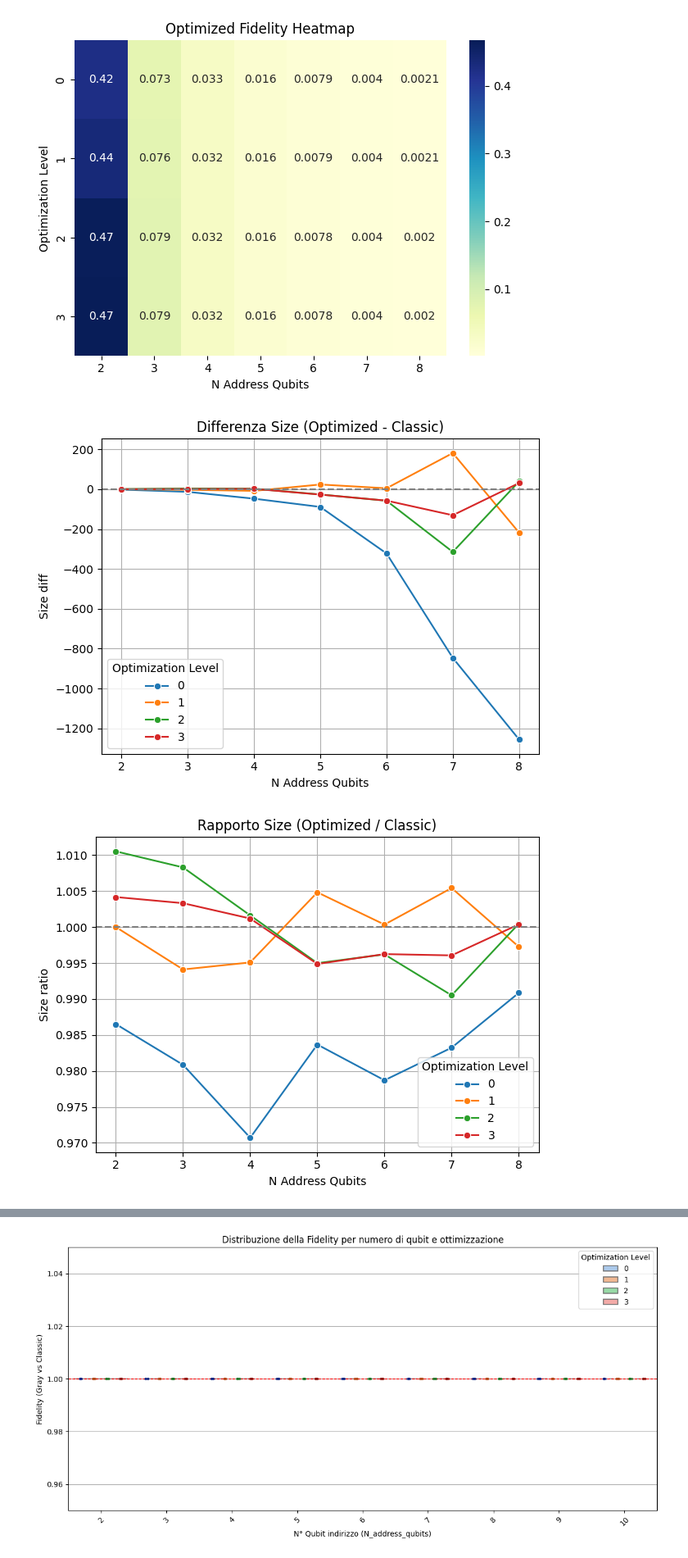
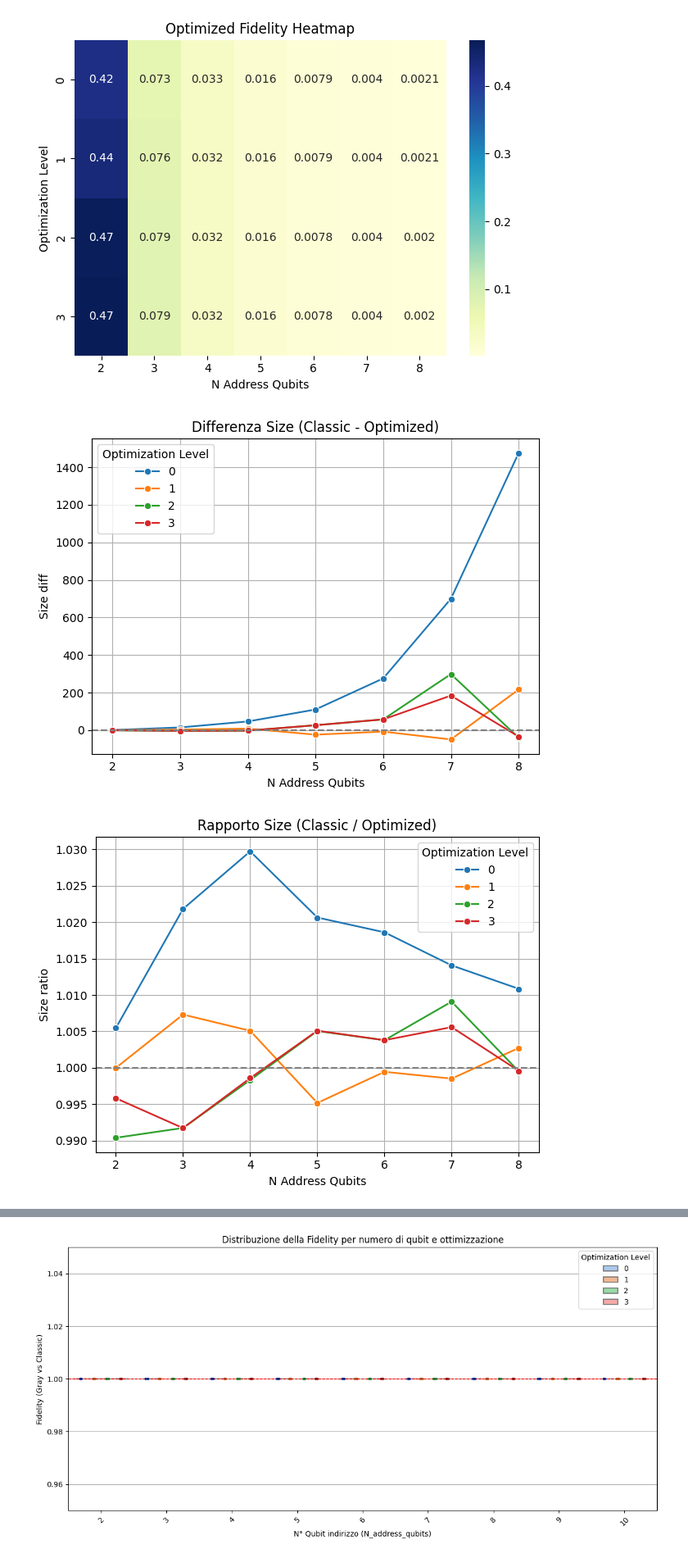
Before and after one commit to daviderossi11/quantum, a Jupyter notebook: quantum/main.ipynb, the cells around one changed output, grey strips where cells are left out. Shown at 82% size. Drawn from its saved outputs; the diff is of its cells as text; code cells hidden in the pictures.

```diff
--- a/quantum/main.ipynb
+++ b/quantum/main.ipynb
@@ -1685,7 +1685,7 @@ for file in csv_dir.glob("ffqram_fidelity_run_id_*.csv"):
     match = pattern.search(file.name)
     if match:
         run_id = int(match.group(1))
-        if 1 <= run_id <= 10:
+        if 1 <= run_id <= 25:
             df_list.append(pd.read_csv(file))
 
 
@@ -1713,42 +1713,42 @@ grouped = grouped.sort_values(by=["optimization_level", "N_address_qubits"]).res
 grouped
 
 # Calcola differenze e rapporti
-grouped["size_diff"] = grouped["transpiled_gray_size_mean"] - grouped["transpiled_classic_size_mean"]
-grouped["size_ratio"] = grouped["transpiled_gray_size_mean"] / grouped["transpiled_classic_size_mean"]
+grouped["size_diff"] = grouped["transpiled_classic_size_mean"] - grouped["transpiled_gray_size_mean"]
+grouped["size_ratio"] = grouped["transpiled_classic_size_mean"] / grouped["transpiled_gray_size_mean"]
 
-grouped["depth_diff"] = grouped["transpiled_gray_depth_mean"] - grouped["transpiled_classic_depth_mean"]
-grouped["depth_ratio"] = grouped["transpiled_gray_depth_mean"] / grouped["transpiled_classic_depth_mean"]
+grouped["depth_diff"] = grouped["transpiled_classic_depth_mean"] - grouped["transpiled_gray_depth_mean"]
+grouped["depth_ratio"] = grouped["transpiled_classic_depth_mean"] / grouped["transpiled_gray_depth_mean"]
 
 # Lista dei campi da plottare
 plots = [
-    ("size_diff", "Differenza Size (Optimized - Classic)"),
-    ("size_ratio", "Rapporto Size (Optimized / Classic)"),
-    ("depth_diff", "Differenza Depth (Optimized - Classic)"),
-    ("depth_ratio", "Rapporto Depth (Optimized / Classic)")
+    ("size_diff", "Differenza Size (Classic - Optimized)"),
+    ("size_ratio", "Rapporto Size (Classic / Optimized)"),
+    ("depth_diff", "Differenza Depth (Classic - Optimized)"),
+    ("depth_ratio", "Rapporto Depth (Classic / Optimized)")
 ]
 
 # Plot
 for col, title in plots:
     plt.figure()
     sns.lineplot(
         data=grouped,
         x="N_address_qubits",
         y=col,
         hue="optimization_level",
         marker="o",
         palette="tab10"
     )
     if "ratio" in col:
         plt.axhline(1, color='gray', linestyle='--')
     else:
         plt.axhline(0, color='gray', linestyle='--')
     plt.title(title)
     plt.xlabel("N Address Qubits")
     plt.ylabel(col.replace("_", " ").capitalize())
     plt.legend(title="Optimization Level")
     plt.grid(True)
     plt.tight_layout()
     plt.show()
 # %% [output]
-[figure, old version]
+[figure, new version]
-[figure, old version]
+[figure, new version]
```
Also changed, not shown: parts of 2 cells of this notebook, 15 other files.
